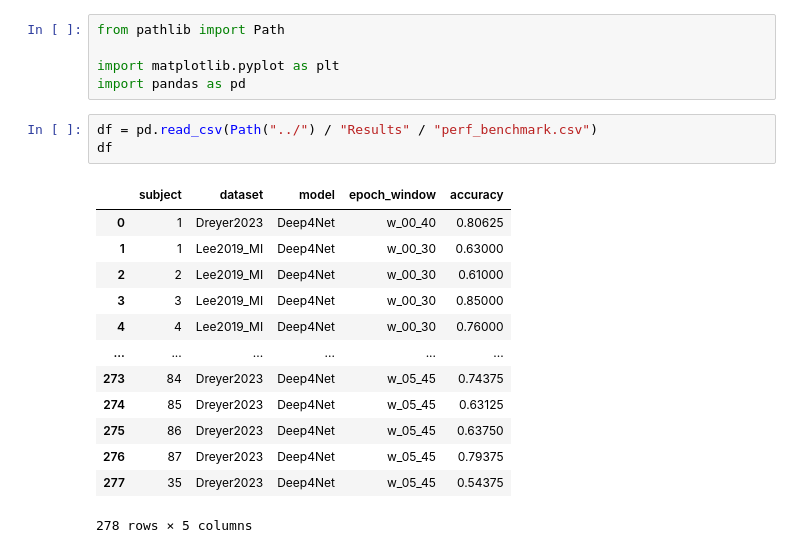
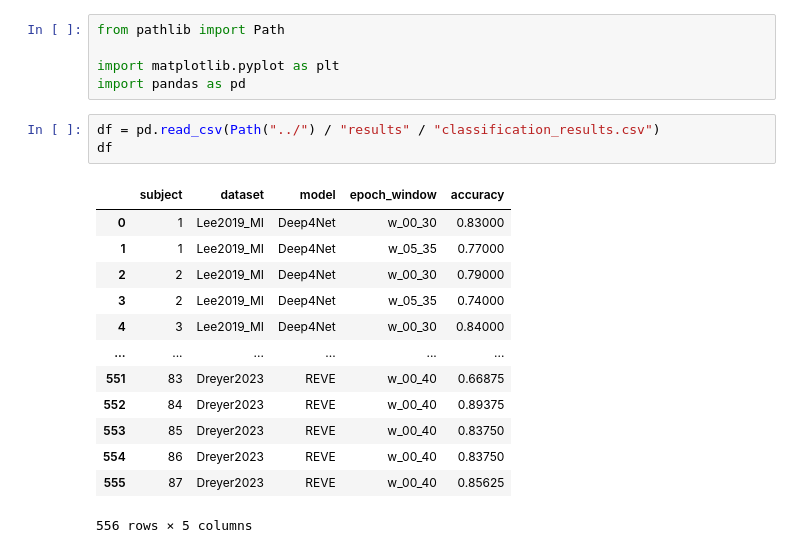
Before and after one commit to dtrocellier/MI_bci_epoch_window_influence, a Jupyter notebook: notebooks/plot_accuracy.ipynb, the cells around one changed output. Saved outputs shown, nothing was run; the diff lists cells and outputs as text.

```diff
--- a/notebooks/plot_accuracy.ipynb
+++ b/notebooks/plot_accuracy.ipynb
@@ -4,22 +4,22 @@ from pathlib import Path
 import matplotlib.pyplot as plt
 import pandas as pd
 # %%
-df = pd.read_csv(Path("../") / "Results" / "perf_benchmark.csv")
+df = pd.read_csv(Path("../") / "results" / "classification_results.csv")
 df
 # %% [output]
 |  | subject | dataset | model | epoch_window | accuracy |
-| 0 | 1 | Dreyer2023 | Deep4Net | w_00_40 | 0.80625 |
-| 1 | 1 | Lee2019_MI | Deep4Net | w_00_30 | 0.63000 |
-| 2 | 2 | Lee2019_MI | Deep4Net | w_00_30 | 0.61000 |
-| 3 | 3 | Lee2019_MI | Deep4Net | w_00_30 | 0.85000 |
-| 4 | 4 | Lee2019_MI | Deep4Net | w_00_30 | 0.76000 |
+| 0 | 1 | Lee2019_MI | Deep4Net | w_00_30 | 0.83000 |
+| 1 | 1 | Lee2019_MI | Deep4Net | w_05_35 | 0.77000 |
+| 2 | 2 | Lee2019_MI | Deep4Net | w_00_30 | 0.79000 |
+| 3 | 2 | Lee2019_MI | Deep4Net | w_05_35 | 0.74000 |
+| 4 | 3 | Lee2019_MI | Deep4Net | w_00_30 | 0.84000 |
 | ... | ... | ... | ... | ... | ... |
-| 273 | 84 | Dreyer2023 | Deep4Net | w_05_45 | 0.74375 |
-| 274 | 85 | Dreyer2023 | Deep4Net | w_05_45 | 0.63125 |
-| 275 | 86 | Dreyer2023 | Deep4Net | w_05_45 | 0.63750 |
-| 276 | 87 | Dreyer2023 | Deep4Net | w_05_45 | 0.79375 |
-| 277 | 35 | Dreyer2023 | Deep4Net | w_05_45 | 0.54375 |
+| 551 | 83 | Dreyer2023 | REVE | w_00_40 | 0.66875 |
+| 552 | 84 | Dreyer2023 | REVE | w_00_40 | 0.89375 |
+| 553 | 85 | Dreyer2023 | REVE | w_00_40 | 0.83750 |
+| 554 | 86 | Dreyer2023 | REVE | w_00_40 | 0.83750 |
+| 555 | 87 | Dreyer2023 | REVE | w_00_40 | 0.85625 |
-278 rows × 5 columns
+556 rows × 5 columns
 # %%
 def win_name(window):
     t1 = window.split("_")[1]
```
Also changed, not shown: parts of 4 cells of this notebook, 2 other files.
